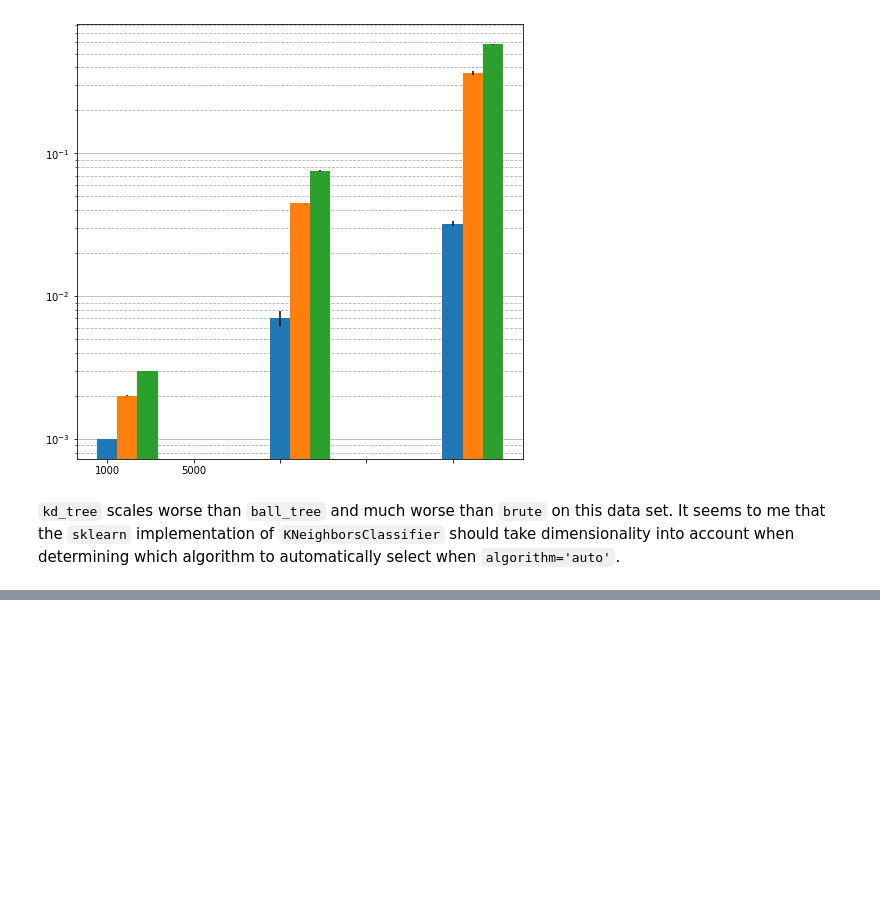
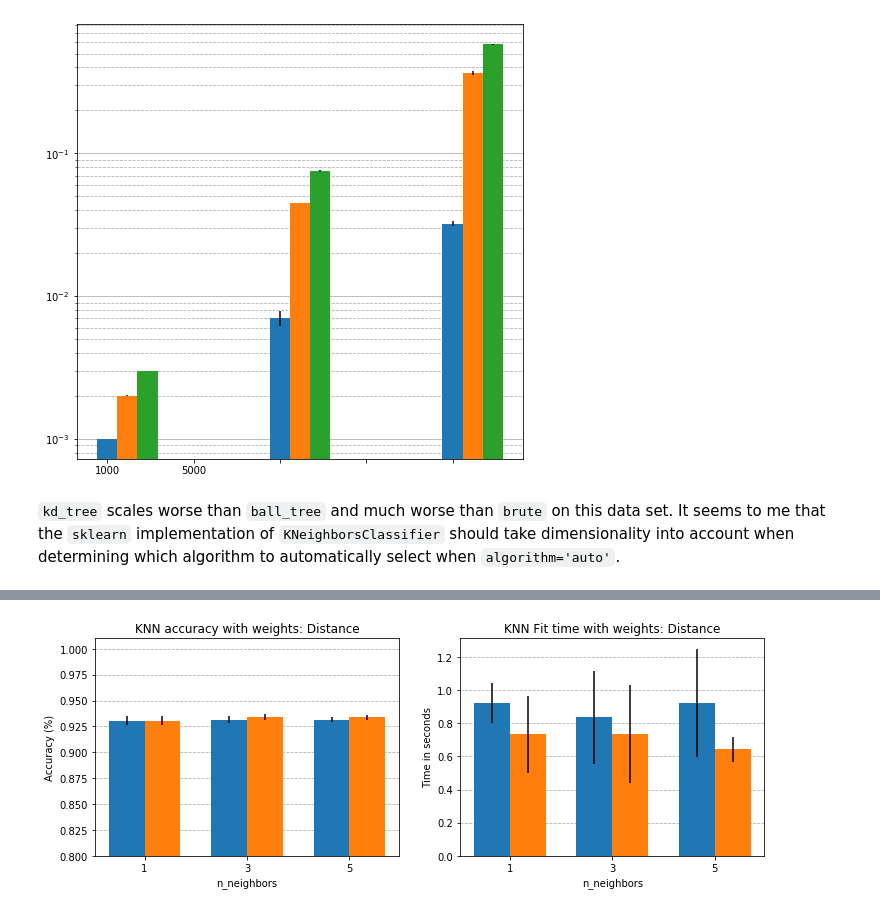
Before and after one commit to dcoxnard/handsonml_notes_solutions, a Jupyter notebook: 03_3_exercise_mnist.ipynb, the cells around one changed output, grey strips where cells are left out. Cells and saved outputs as stored; diff of their text form; code cells hidden in the pictures; blank space fills up the shorter version.

Commit message:
knn score

```diff
--- a/03_3_exercise_mnist.ipynb
+++ b/03_3_exercise_mnist.ipynb
@@ -144,3 +144,13 @@ plot_scaling(searches)
 [figure]
 # %% [markdown]
 `kd_tree` scales worse than `ball_tree` and much worse than `brute` on this data set.  It seems to me that the `sklearn` implementation of `KNeighborsClassifier` should take dimensionality into account when determining which algorithm to automatically select when `algorithm='auto'`.
+# %%
+knn_clf = neighbors.KNeighborsClassifier()
+param_grid = [{"algorithm": ["brute"], "n_neighbors": [1, 3, 5], "weights": ["uniform", "distance"]}]
+cv = 6
+
+start = time.time()
+grid_search = model_selection.GridSearchCV(knn_clf, param_grid, cv=cv, verbose=5, n_jobs=-1)
+grid_search.fit(X_train[:30000], y_train[:30000])
+end = time.time()
+print(f"Grid search took {round(end-start)} seconds")
@@ -146,0 +163,58 @@ plot_scaling(searches)
+# %%
+# Plot the results
+
+fig, axs = plt.subplots(1, 2, figsize=(12, 4))
+sc_ax, time_ax = axs[0], axs[1]
+
+
+params_searched = grid_search.cv_results_["params"]
+meantimes = grid_search.cv_results_["mean_fit_time"]
+stdtimes = grid_search.cv_results_["std_fit_time"]
+meanscores = grid_search.cv_results_["mean_test_score"]
+stdscores = grid_search.cv_results_["std_test_score"]
+weights = ["uniform", "distance"]
+
+d = {}
+for i, p in enumerate(params_searched):
+    n_neibs = p["n_neighbors"]
+    meantime = meantimes[i]
+    stdtime = stdtimes[i]
+    meanscore = meanscores[i]
+    stdscore = stdscores[i]
+    weight = p["weights"]
+    row = [i, n_neibs, meantime, stdtime, meanscore, stdscore]
+    if not d.get(weight):
+        d[weight] = []
+    d[weight].append(row)
+
+width = 0.35
+for i, weight in enumerate(d.keys()):
+    offset = (((i*2)-1) * width/2)
+    bar_ixs = [x + offset for x in range(len(d[weight]))]
+    label_ixs = [x for x in range(len(d[weight]))]
+    xticklabels = [r[1] for r in d[weight]]
+
+    times_mu = [r[2] for r in d[weight]]
+    times_sigma = [r[3] for r in d[weight]]
+    time_ax.bar(bar_ixs, times_mu, yerr=times_sigma, width=width, zorder=2)
+
+    score_mu = [r[4] for r in d[weight]]
+    score_sigma = [r[5] for r in d[weight]]
+    sc_ax.bar(bar_ixs, score_mu, yerr=score_sigma, width=width, zorder=2)
+
+time_ax.set_title(f"KNN Fit time with weights: {weight.title()}")
+time_ax.set_xticks(label_ixs)
+time_ax.set_xticklabels(xticklabels)
+time_ax.set_xlabel("n_neighbors")
+time_ax.set_ylabel("Time in seconds")
+time_ax.grid(True, axis="y", which="major", zorder=1, linestyle="--")
+
+sc_ax.set_title(f"KNN accuracy with weights: {weight.title()}")
+sc_ax.set_xticks(label_ixs)
+sc_ax.set_xticklabels(xticklabels)
+sc_ax.set_xlabel("n_neighbors")
+sc_ax.set_ylabel("Accuracy (%)")
+sc_ax.set_ylim(0.8, 1.01)
+sc_ax.grid(True, axis="y", which="major", zorder=1, linestyle="--")
+# %% [output]
+[figure, added]
```
Also changed, not shown: parts of 1 cell of this notebook.
